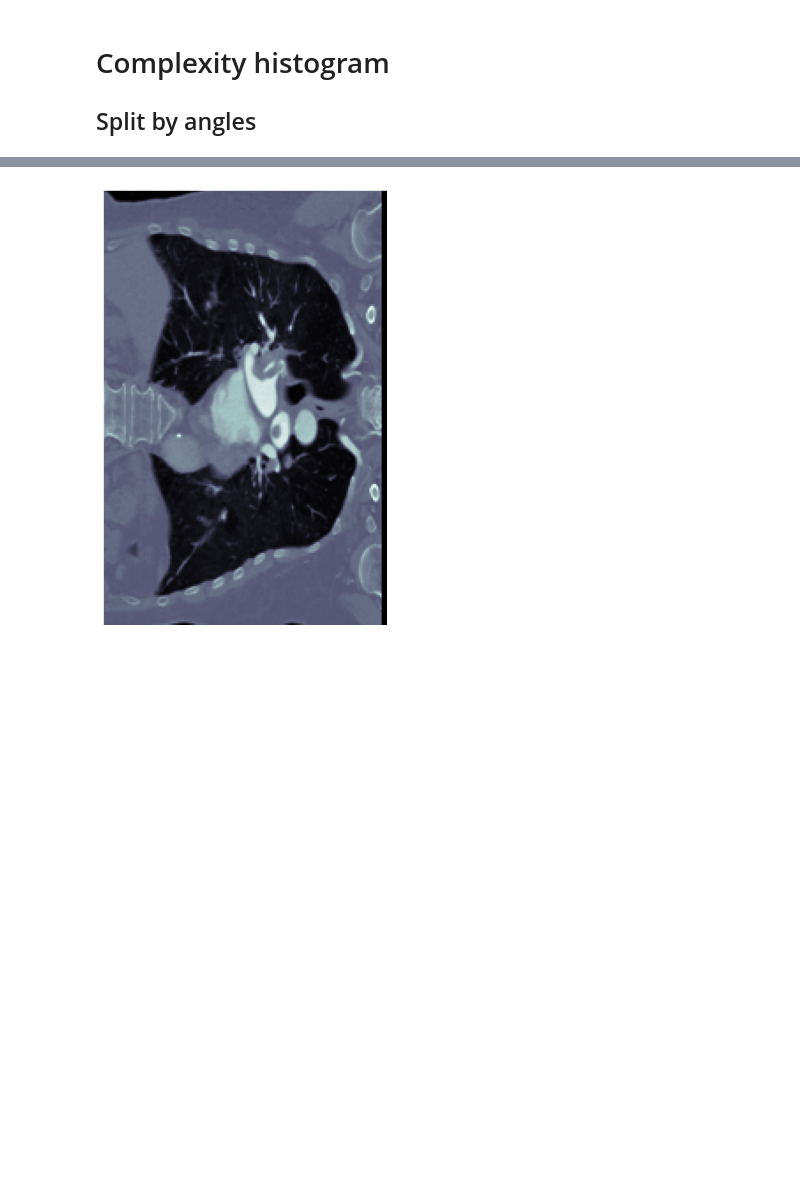
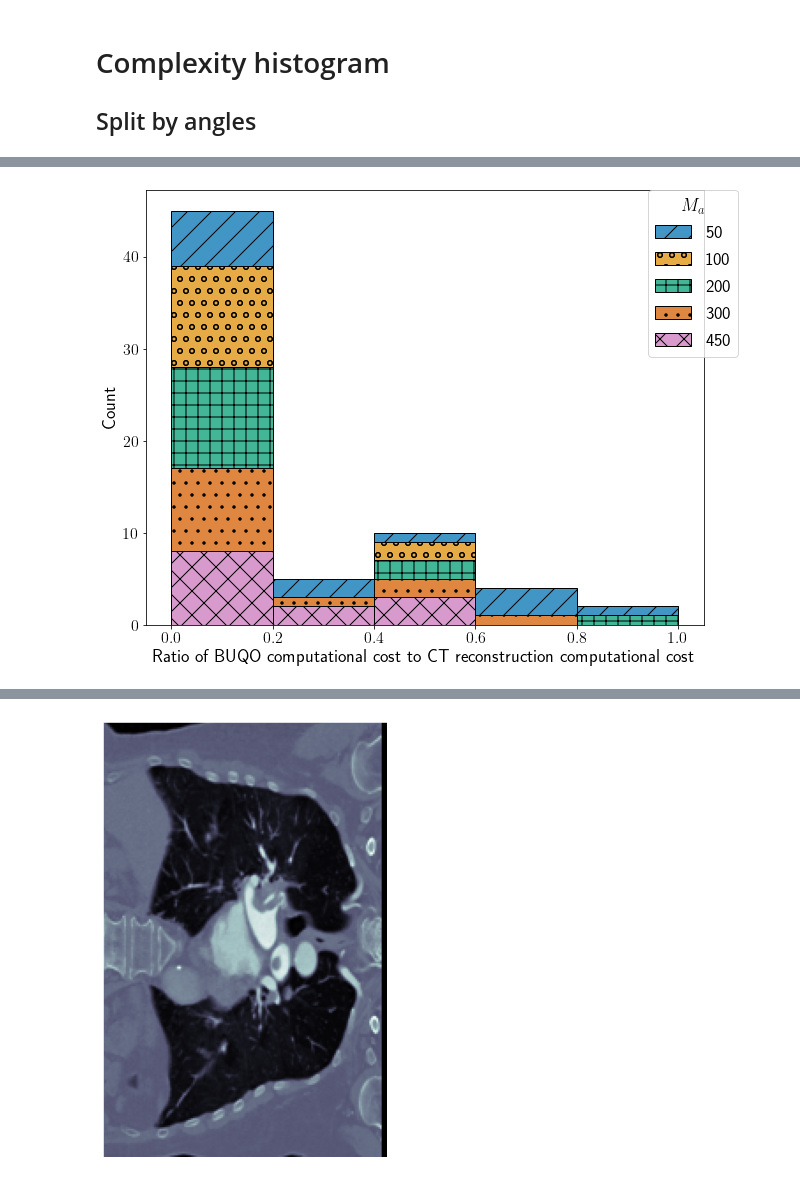
Before and after one commit to adwaye/test_ct, a Jupyter notebook: Experiments.ipynb, the cells around one changed output, grey strips where cells are left out. Saved outputs shown, nothing was run; the diff lists cells and outputs as text; code cells hidden in the pictures; blank space fills up the shorter version.

Commit message:
added experiments

```diff
--- a/Experiments.ipynb
+++ b/Experiments.ipynb
@@ -65,7 +65,7 @@ Extracting the experiments .mat files from  result into a pandas dataframe from
 folder_name = "experiments_pnas"
 print(folder_name)
 root_folder = os.path.join("/home/adwaye/matlab_projects/test_CT/Figures",folder_name)
-
+xmap_folder = os.path.join("/home/adwaye/matlab_projects/test_CT/Figures",'ct1_experiment_L2_gradM_L2_M')
 
 buqo_res_files = [os.path.join(root_folder,f) for f in os.listdir(root_folder) if f.split('.')[-1]=="mat" and "BUQO_problem_results" in f]
 
@@ -116,7 +116,8 @@ for fname in buqo_res_files:
     y_conv_array += [ matfile['l2data'].ravel()[-1]< matfile['epsilon'].ravel()[0] ]
     w_conv_array += [ matfile['l1reg'].ravel()[-1]< matfile['hpd_constraint'].ravel()[0] ]
     it_array     += [ matfile['l1reg'].shape[1]]
-    map_it_array += [ ]
+
+    map_it_array += [sio.loadmat(os.path.join(xmap_folder,out_name))['fid'].shape[1] ]
 df['rho']  = np.array(rho_array)
 df['hpd_constraint'] = hpd_array
 
@@ -128,7 +129,8 @@ df['grad_conv'] = g_conv_array
 df['data_conv'] = y_conv_array
 df['hpd_conv']  = w_conv_array
 df['BUQO_conv'] = np.array(M_conv_array)*np.array(g_conv_array)*np.array(y_conv_array)*np.array(w_conv_array)
-df['iterations']= it_array
+df['iterations_buqo']= it_array
+df['iterations_map']= map_it_array
 df.index = np.arange(0,df.shape[0])
 # %% [output]
 experiments_pnas
@@ -1597,0 +1568,88 @@ plt.savefig(os.path.join(output_folder,"complexity_histogram_agls.pdf"))
+# %%
+import itertools
+font_size = 18
+n_colors = 5
+fig,ax = plt.subplots(figsize=(10,8))
+df2['iterations_ratio'] = df2['iterations_buqo']/df2['iterations_map']
+g = sns.histplot(df2,ax=ax,x='iterations_ratio',hue='agls',palette=sns.color_palette("colorblind", n_colors=n_colors),multiple="stack",bins=[0,0.2,0.4,0.6,0.8,1.0],hatch='/')
+num_locations = 5
+hatches = itertools.cycle(['/', '//', '+', '-', 'x', '\\', '*', 'o', 'O', '.'])
+# for i, bar in enumerate(ax.patches):
+#     if i % num_locations == 0:
+#         hatch = next(hatches)
+#     bar.set_hatch(hatch)
+ax.set_xlabel('Ratio of BUQO computational cost to CT reconstruction computational cost',fontsize=font_size)
+ax.set_ylabel('Count',fontsize=font_size)
+plt.xticks(fontsize=16)
+plt.yticks(fontsize=16)
+
+num_locations = 5
+
+
+
+
+# #hatches.r
+# g.legend(handles=)
+# g.legend_.set_title(title='Angles')
+# g.legend_.legendHandles
+
+#to get unique patch values
+
+my_dict = {(0.,0.):'x',
+           (0.,8.):'.',
+           (0.,17.):'+',
+           (0.,28.):'o',
+           (0.,39.):'/',
+           (0.2,0.):'x',
+           (0.2,2.):'.',
+           (0.2,3.):'/',
+           (0.4,0.):'x',
+           (0.4,3.):'.',
+           (0.4,5.):'+',
+           (0.4,7.):'o',
+           (0.4,9.):'/',
+           (0.6,0.):'.',
+           (0.6,1.):'/',
+           (0.8,0.):'+',
+           (0.8,1.):'/',
+
+
+
+}
+palette=sns.color_palette("colorblind", n_colors=n_colors)
+hatches = itertools.cycle(['/', 'o', '+', '.', 'x'])
+for pal in palette:
+    my_dict[pal] = next(hatches0)
+my_new_list = []
+for i,f in enumerate(ax.patches):
+    if i==0:
+        my_new_list+=[f]
+    contains = False
+    for k,_f in enumerate(my_new_list):
+
+        contains = f.xy==_f.xy
+        if contains:break
+    if not contains: my_new_list+=[f]
+
+
+
+for i, bar in enumerate(ax.patches):
+
+
+    hatch = my_dict[bar.xy]
+#     print('-----')
+#     print(bar._facecolor+bar.xy)
+#     print(hatch)
+    bar.set_hatch(hatch)
+print(i)
+labels=[]
+for text in g.legend_.get_texts():
+    labels+=[text.get_text()]
+
+for p,hatch in zip(g.legend_.legendHandles,hatches):
+    p.set_hatch(hatch)
+lgnd = plt.legend(g.legend_.legendHandles, labels, bbox_to_anchor=(0.9, 1), loc='upper left', borderaxespad=0, title='$M_a$',title_fontsize=font_size,fontsize=font_size)
+#ax.legend(loc='upper center', bbox_to_anchor=(0.5, 1.1), ncol=5, fancybox=True)
+output_folder = "/home/adwaye/Documents/abstracts and papers/PNAS/figures"
+plt.savefig(os.path.join(output_folder,"complexity_histogram_agls.pdf"))
+# %% [output]
@@ -1597,0 +1657 @@ plt.savefig(os.path.join(output_folder,"complexity_histogram_agls.pdf"))
+[figure, added]
```
Also changed, not shown: parts of 15 cells of this notebook.
